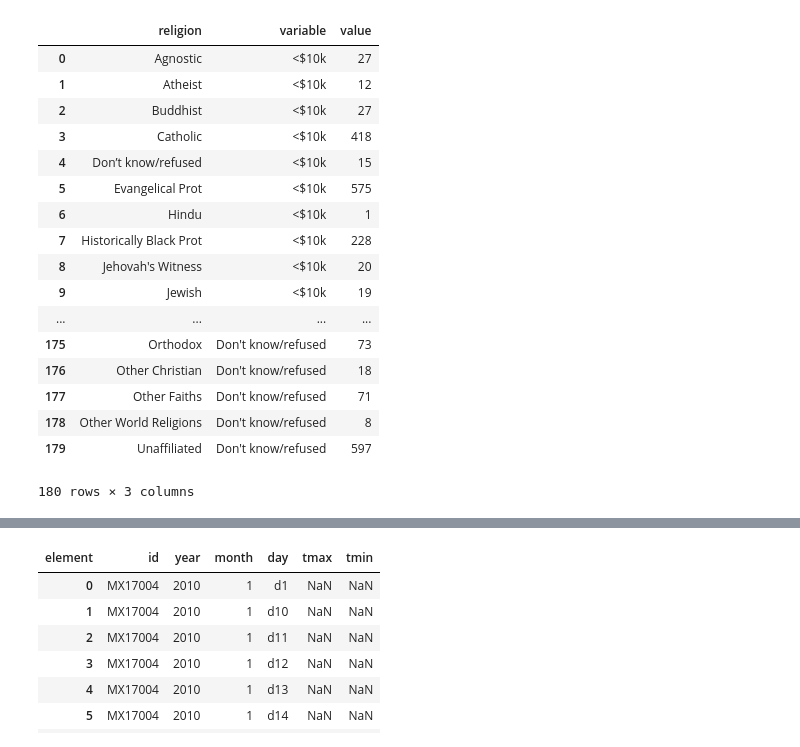
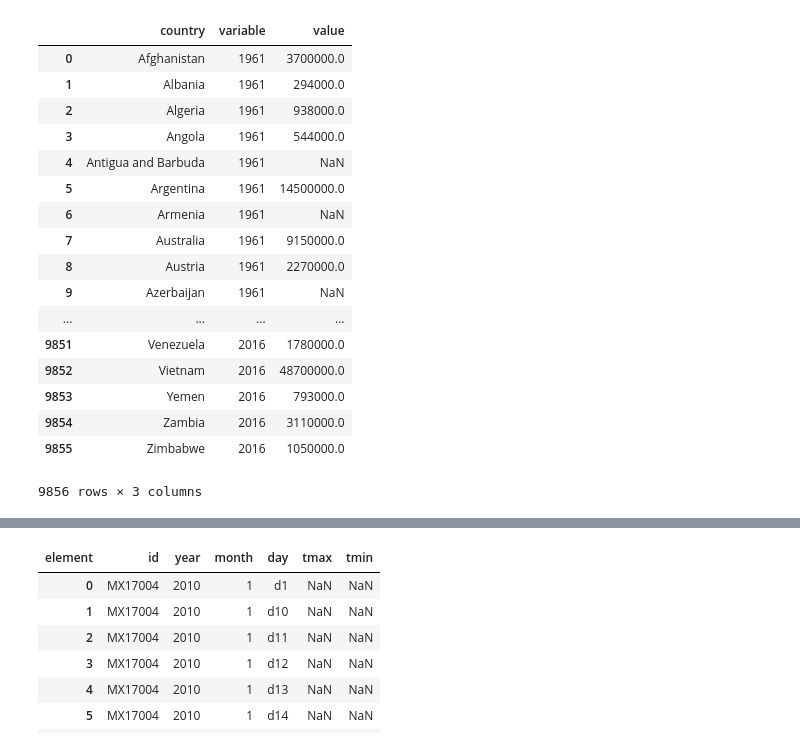
Before and after one commit to LaGuer/scipy-2017-tutorial-pandas, a Jupyter notebook: 02-lesson/04-tidy.ipynb, the cells around one changed output, grey strips where cells are left out. Cells and saved outputs as stored; diff of their text form; code cells hidden in the pictures.

```diff
--- a/02-lesson/04-tidy.ipynb
+++ b/02-lesson/04-tidy.ipynb
@@ -9,3 +7,5 @@ pew = pd.read_csv('../data/pew.csv')
+# %%
+pew = pd.read_csv('https://raw.githubusercontent.com/LaGuer/JupyterDataScienceWorkflow/master/dataset/ag_prd_crel_mt.csv')
 # %%
 pew
 # %% [output]
@@ -29,22 +30,22 @@ pew
 # %%
-pd.melt(pew, id_vars='religion')
+pd.melt(pew, id_vars='country')
 # %% [output]
-|  | religion | variable | value |
-| 0 | Agnostic | <$10k | 27 |
-| 1 | Atheist | <$10k | 12 |
-| 2 | Buddhist | <$10k | 27 |
-| 3 | Catholic | <$10k | 418 |
-| 4 | Don’t know/refused | <$10k | 15 |
-| 5 | Evangelical Prot | <$10k | 575 |
-| 6 | Hindu | <$10k | 1 |
-| 7 | Historically Black Prot | <$10k | 228 |
-| 8 | Jehovah's Witness | <$10k | 20 |
-| 9 | Jewish | <$10k | 19 |
+|  | country | variable | value |
+| 0 | Afghanistan | 1961 | 3700000.0 |
+| 1 | Albania | 1961 | 294000.0 |
+| 2 | Algeria | 1961 | 938000.0 |
+| 3 | Angola | 1961 | 544000.0 |
+| 4 | Antigua and Barbuda | 1961 | NaN |
+| 5 | Argentina | 1961 | 14500000.0 |
+| 6 | Armenia | 1961 | NaN |
+| 7 | Australia | 1961 | 9150000.0 |
+| 8 | Austria | 1961 | 2270000.0 |
+| 9 | Azerbaijan | 1961 | NaN |
 | ... | ... | ... | ... |
-| 175 | Orthodox | Don't know/refused | 73 |
-| 176 | Other Christian | Don't know/refused | 18 |
-| 177 | Other Faiths | Don't know/refused | 71 |
-| 178 | Other World Religions | Don't know/refused | 8 |
-| 179 | Unaffiliated | Don't know/refused | 597 |
+| 9851 | Venezuela | 2016 | 1780000.0 |
+| 9852 | Vietnam | 2016 | 48700000.0 |
+| 9853 | Yemen | 2016 | 793000.0 |
+| 9854 | Zambia | 2016 | 3110000.0 |
+| 9855 | Zimbabwe | 2016 | 1050000.0 |
-180 rows × 3 columns
+9856 rows × 3 columns
 # %%
```
Also changed, not shown: parts of 30 cells of this notebook.
